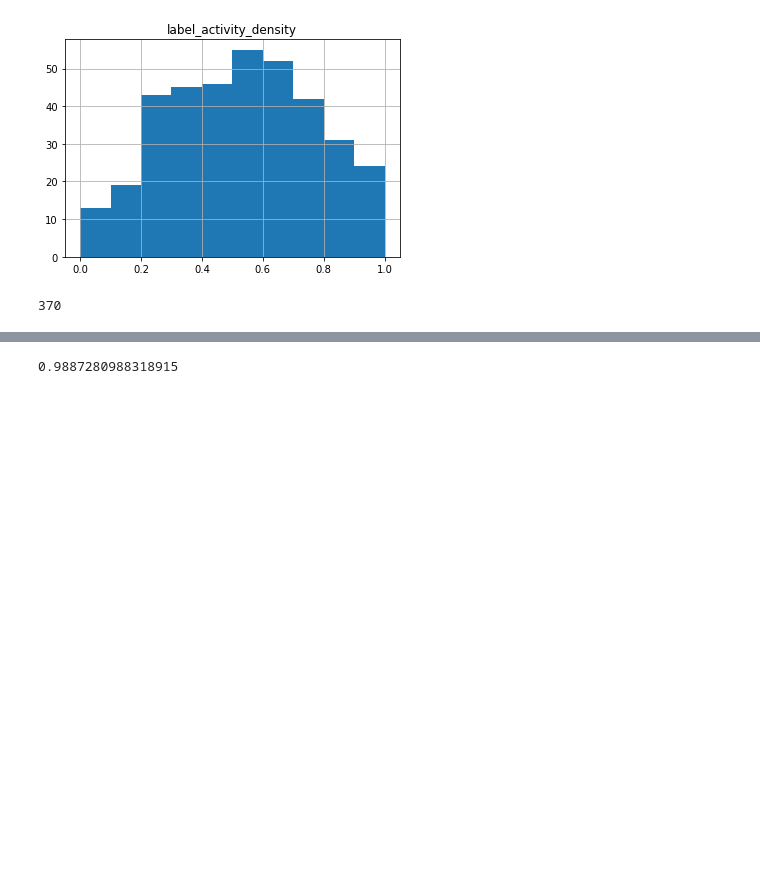
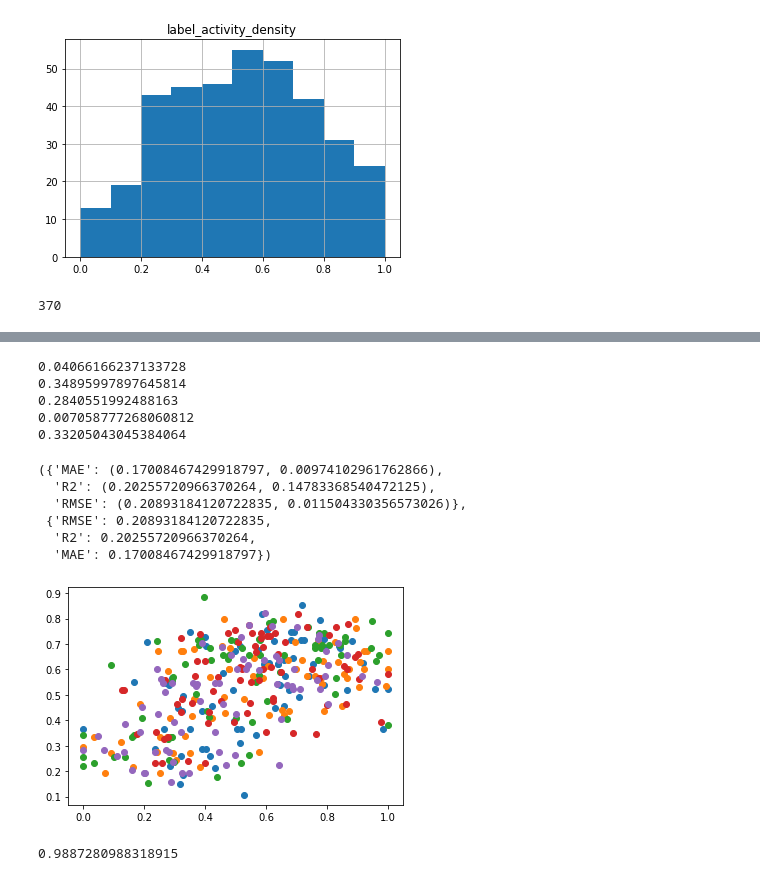
Before and after one commit to sanja7s/JJ, a Jupyter notebook: code/district_prediction/XGBoost7s-all districts.ipynb, the cells around one changed output, grey strips where cells are left out. Drawn from its saved outputs; the diff is of its cells as text; code cells hidden in the pictures; blank space fills up the shorter version.

Commit message:
code divided per districts, regression, classifcation... needs to be restructured next

```diff
--- a/code/district_prediction/XGBoost7s-all districts.ipynb
+++ b/code/district_prediction/XGBoost7s-all districts.ipynb
@@ -209,20 +277,13 @@ def predict_Pop_Dens_label_i_KFold(label="label_hType_mix"):
               "R2": (np.mean(r2), np.std(r2)), "RMSE": (np.mean(rmse), np.std(rmse))},
              {"RMSE": np.mean(rmse), "R2": np.mean(r2), "MAE": np.mean(mae)})
 # %%
-def predict_baseline_Pop_Dens_label_i_KFold(city='all', abel="label_hType_mix"):
+def predict_label_i_KFold(label="label_hType_mix"):
 
     kf = KFold(n_splits=5)
 
-    if city == 'all':
-        data2 = data.copy()
-    else:
-        data2 = data[data["city"] == city]
-
-    data2 = data2[["city_district", label] + ["label_pop_rat_num"]].copy()
-    data2 = data2.dropna()
-
+    data2 = data.copy()
     target = data2[["city_district", label]]
-    features = data2[["label_pop_rat_num"]]
+    features = data2[features_columns]
 
     X = features.values
     y = target[label].values
@@ -243,7 +304,6 @@ def predict_baseline_Pop_Dens_label_i_KFold(city='all', abel="label_hType_mix"):
         clf.fit(X_train, y_train,verbose=False)
 
         predictions = clf.predict(X_test)
-
         rmse1 = np.sqrt(mean_squared_error(y_test, predictions))
         rmse.append(rmse1)
 
@@ -253,6 +313,29 @@ def predict_baseline_Pop_Dens_label_i_KFold(city='all', abel="label_hType_mix"):
         mae1 = mean_absolute_error(y_test, predictions)
         mae.append(mae1)
 
+        plt.scatter(y_test, predictions)
+        print(r21)
+
+        def plot_bad_res():
+            error = (y_test - predictions)**2
+            print ( min(error), max(error) )
+
+            y_error = [y_test[i] for i in range(len(y_test)) if (y_test[i] - predictions[i])**2 == max(error) ]
+            y_pred_wrong = [predictions[i] for i in range(len(y_test)) if (y_test[i] - predictions[i])**2 == max(error) ]
+            print (y_error, y_pred_wrong)
+            print (target[target[label].isin(y_error)])
+
+        def plot_good_res():
+            error = (y_test - predictions)**2
+            print ( min(error), max(error) )
+
+            y_correct = [y_test[i] for i in range(len(y_test)) if (y_test[i] - predictions[i])**2 == min(error) ]
+            y_pred_corr = [predictions[i] for i in range(len(y_test)) if (y_test[i] - predictions[i])**2 == min(error) ]
+            print (y_correct, y_pred_corr)
+            print (target[target[label].isin(y_correct)])
+
+#         plot_good_res()
+
 #     pickle.dump(clf, open(model_dir + label + 'reg.dat' , "wb"))
 
 
@@ -363,3 +477,18 @@ predict_Pop_Dens_label_i_KFold('label_activity_density')
+# %%
+predict_baseline_Pop_Dens_label_i_KFold(label='label_activity_density')
+# %% [output]
+0.04066166237133728
+0.34895997897645814
+0.2840551992488163
+0.007058777268060812
+0.33205043045384064
+({'MAE': (0.17008467429918797, 0.00974102961762866),
+  'R2': (0.20255720966370264, 0.14783368540472125),
+  'RMSE': (0.20893184120722835, 0.011504330356573026)},
+ {'RMSE': 0.20893184120722835,
+  'R2': 0.20255720966370264,
+  'MAE': 0.17008467429918797})
+[figure, added]
 # %%
 predict_label_i('label_activity_density')
 # %% [output]
```
Also changed, not shown: parts of 12 cells of this notebook, 7 other files.
